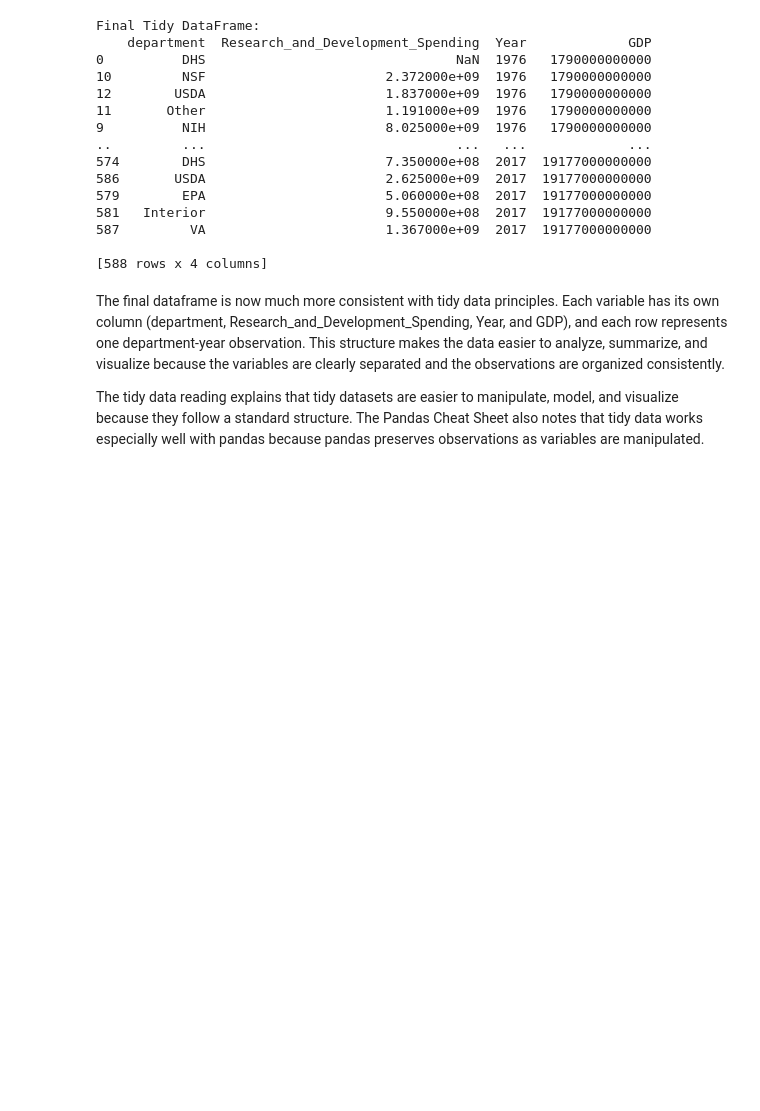
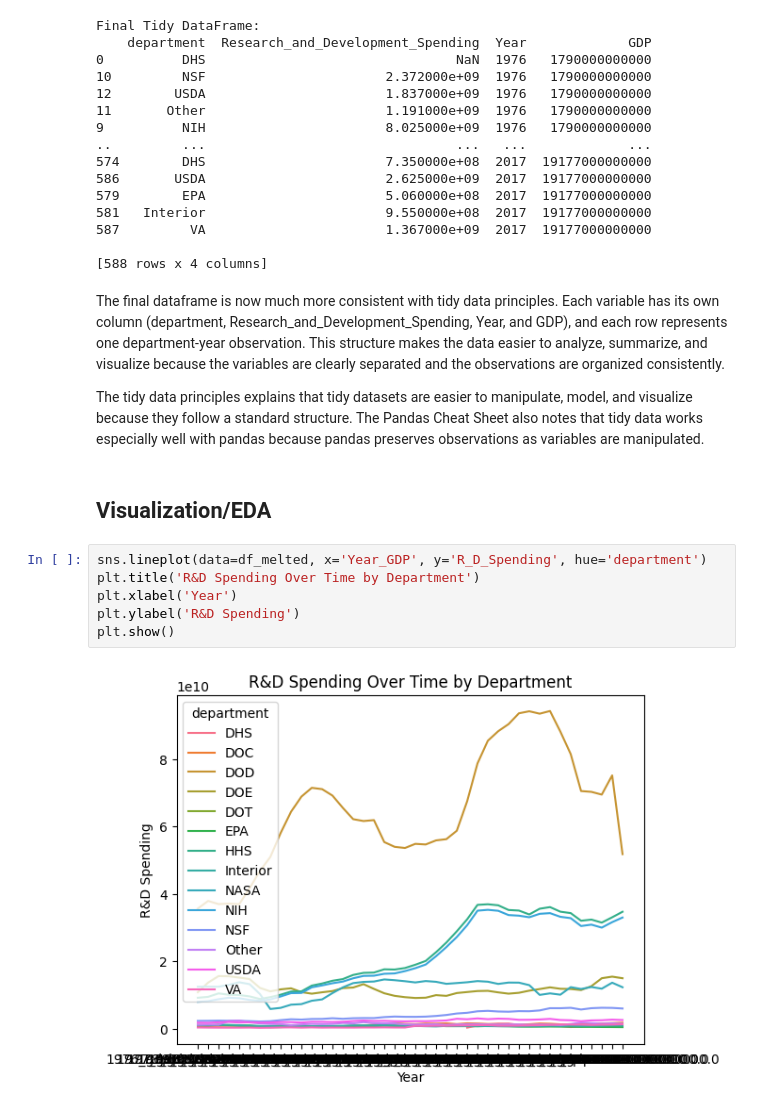
Before and after one commit to mbalabon/Balabon-Data-Science-Portfolio, a Jupyter notebook: TidyData-Project/TidyData.ipynb, the cells around one changed output. Cells and saved outputs as stored; diff of their text form; blank space fills up the shorter version.

Commit message:
updating tidy data project
updating tidy data project with markdown descriptions and some visualizations

```diff
--- a/TidyData-Project/TidyData.ipynb
+++ b/TidyData-Project/TidyData.ipynb
@@ -296,4 +296,14 @@ Final Tidy DataFrame:
 # %% [markdown]
 The final dataframe is now much more consistent with tidy data principles. Each variable has its own column (department, Research_and_Development_Spending, Year, and GDP), and each row represents one department-year observation. This structure makes the data easier to analyze, summarize, and visualize because the variables are clearly separated and the observations are organized consistently.
 
-The tidy data reading explains that tidy datasets are easier to manipulate, model, and visualize because they follow a standard structure. The Pandas Cheat Sheet also notes that tidy data works especially well with pandas because pandas preserves observations as variables are manipulated.
+The tidy data principles explains that tidy datasets are easier to manipulate, model, and visualize because they follow a standard structure. The Pandas Cheat Sheet also notes that tidy data works especially well with pandas because pandas preserves observations as variables are manipulated.
+# %% [markdown]
+## Visualization/EDA
+# %%
+sns.lineplot(data=df_melted, x='Year_GDP', y='R_D_Spending', hue='department')
+plt.title('R&D Spending Over Time by Department')
+plt.xlabel('Year')
+plt.ylabel('R&D Spending')
+plt.show()
+# %% [output]
+[figure, added]
```
Also changed, not shown: parts of 2 cells of this notebook.
